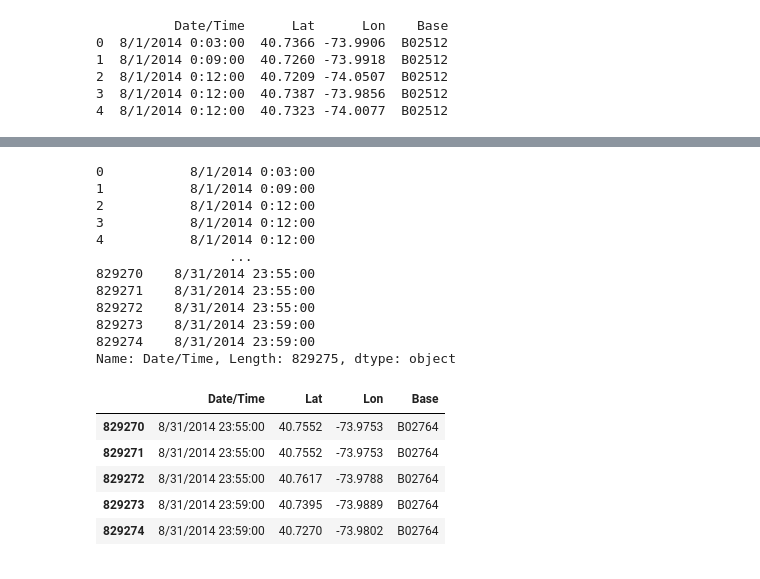
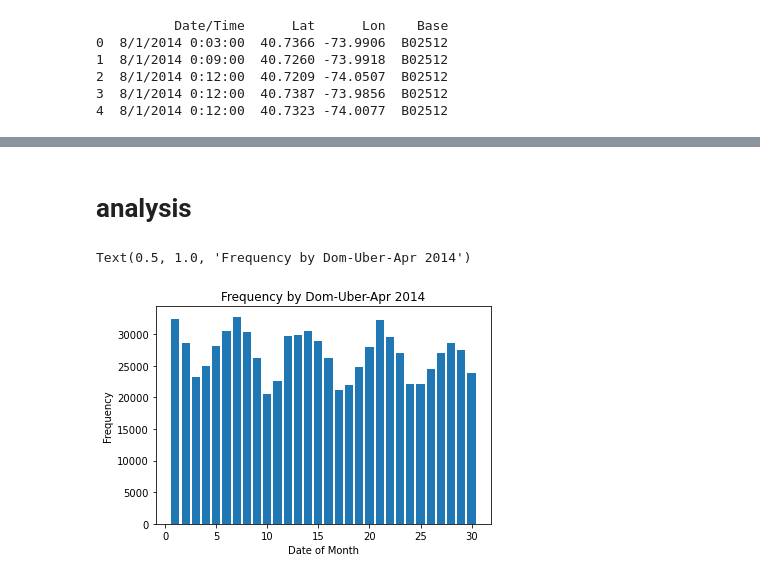
Before and after one commit to ShivamSainier/Uber-Data-Analysis, a Jupyter notebook: uber_data_analysis.ipynb, the cells around one changed output, grey strips where cells are left out. Cells and saved outputs as stored; diff of their text form; code cells hidden in the pictures.

```diff
--- a/uber_data_analysis.ipynb
+++ b/uber_data_analysis.ipynb
@@ -18 +22,16 @@ print(data.head())
+# %%
+data['Date/Time']=data['Date/Time'].map(pd.to_datetime)
+# %%
+def dom(data):
+    return data.day
+
+def week(data):
+    return data.weekday()
+
+def hour(data):
+    return data.hour
+# %%
+data['dom']=data['Date/Time'].map(dom)
+data['week']=data['Date/Time'].map(week)
+data['hour']=data['Date/Time'].map(hour)
 # %%
@@ -39,24 +46,2 @@ SyntaxError: invalid syntax (<ipython-input-11-c8d192327114>, line 1)
-# %%
-data['Date/Time']
-# %% [output]
-0           8/1/2014 0:03:00
-1           8/1/2014 0:09:00
-2           8/1/2014 0:12:00
-3           8/1/2014 0:12:00
-4           8/1/2014 0:12:00
-                 ...
-829270    8/31/2014 23:55:00
-829271    8/31/2014 23:55:00
-829272    8/31/2014 23:55:00
-829273    8/31/2014 23:59:00
-829274    8/31/2014 23:59:00
-Name: Date/Time, Length: 829275, dtype: object
-# %%
-data.tail()
-# %% [output]
-|  | Date/Time | Lat | Lon | Base |
-| 829270 | 8/31/2014 23:55:00 | 40.7552 | -73.9753 | B02764 |
-| 829271 | 8/31/2014 23:55:00 | 40.7552 | -73.9753 | B02764 |
-| 829272 | 8/31/2014 23:55:00 | 40.7617 | -73.9788 | B02764 |
-| 829273 | 8/31/2014 23:59:00 | 40.7395 | -73.9889 | B02764 |
-| 829274 | 8/31/2014 23:59:00 | 40.7270 | -73.9802 | B02764 |
+# %% [markdown]
+#  analysis
@@ -62,0 +50,8 @@ data.tail()
+# %%
+plt.hist(data.dom,bins=30,rwidth=0.8,range=(0.5,30.5))
+plt.xlabel('Date of Month')
+plt.ylabel('Frequency')
+plt.title('Frequency by Dom-Uber-Apr 2014')
+# %% [output]
+Text(0.5, 1.0, 'Frequency by Dom-Uber-Apr 2014')
+[figure, added]
```
Also changed, not shown: parts of 13 cells of this notebook.
